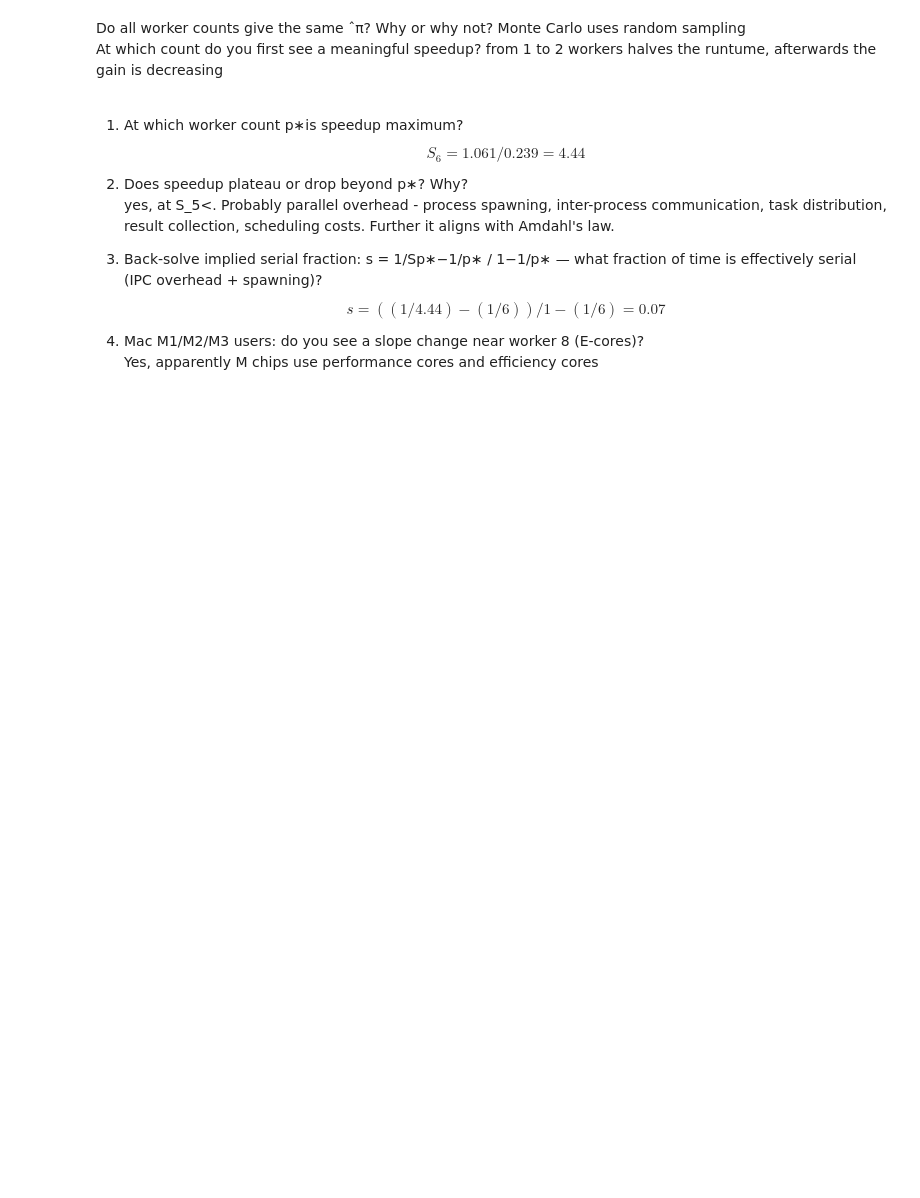
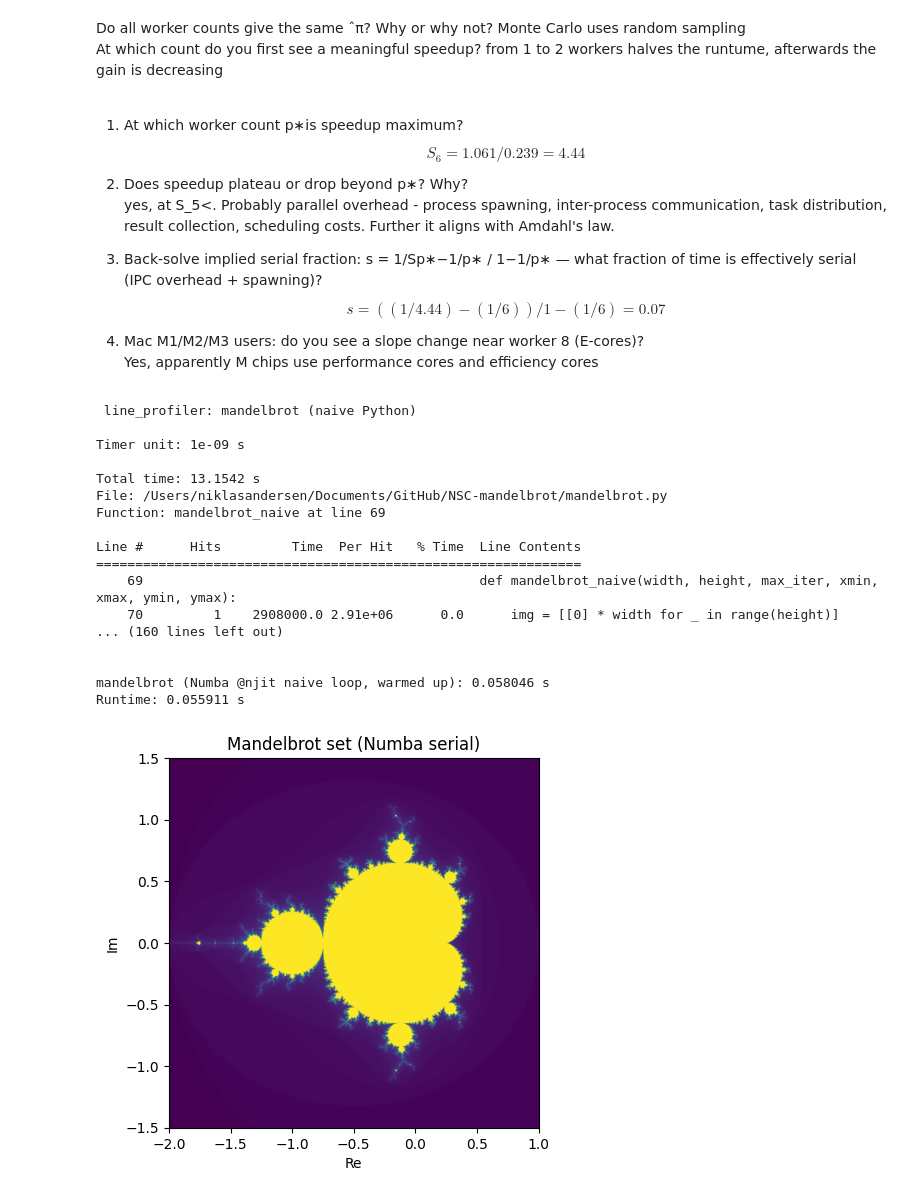
Before and after one commit to Niklas6862/NSC-mandelbrot, a Jupyter notebook: MP2.ipynb, the cells around one changed output. Cells and saved outputs as stored; diff of their text form; code cells hidden in the pictures; blank space fills up the shorter version.

Commit message:
A bit of clean up, but also implemented mandelbrot_serial

```diff
--- a/MP2.ipynb
+++ b/MP2.ipynb
@@ -82,3 +82,52 @@ $$s = ((1/4.44)-(1/6))/1-(1/6)=0.07$$
 
 4. Mac M1/M2/M3 users: do you see a slope change near worker 8 (E-cores)?
 Yes, apparently M chips use performance cores and efficiency cores
+# %%
+from mandelbrot import mandelbrot_serial
+import matplotlib.pyplot as plt
+
+grid_sizes = [1024]
+
+max_iter = 100
+xmin, xmax = -2.0, 1.0
+ymin, ymax = -1.5, 1.5
+
+width = grid_sizes[0]
+height = grid_sizes[0]
+
+warm_args = (256, 256, max_iter, xmin, xmax, ymin, ymax)
+mandelbrot_serial(*warm_args)
+
+t0 = time.perf_counter()
+numba_serial = mandelbrot_serial(width, height, max_iter, xmin, xmax, ymin, ymax)
+t1 = time.perf_counter()
+
+print(f"Runtime: {t1 - t0:.6f} s")
+
+# plotting
+plt.figure()
+plt.imshow(numba_serial, extent=(xmin, xmax, ymin, ymax), origin="lower")
+plt.title("Mandelbrot set (Numba serial)")
+plt.xlabel("Re")
+plt.ylabel("Im")
+plt.savefig("mandelbrot_numba_basic.png", dpi=150, bbox_inches="tight")
+plt.show()
+# %% [output]
+ line_profiler: mandelbrot (naive Python)
+
+Timer unit: 1e-09 s
+
+Total time: 13.1542 s
+File: /Users/niklasandersen/Documents/GitHub/NSC-mandelbrot/mandelbrot.py
+Function: mandelbrot_naive at line 69
+
+Line #      Hits         Time  Per Hit   % Time  Line Contents
+==============================================================
+    69                                           def mandelbrot_naive(width, height, max_iter, xmin, xmax, ymin, ymax):
+    70         1    2908000.0 2.91e+06      0.0      img = [[0] * width for _ in range(height)]
+... (160 lines left out)
+
+
+mandelbrot (Numba @njit naive loop, warmed up): 0.058046 s
+Runtime: 0.055911 s
+[figure, added]
```
Also changed, not shown: parts of 2 cells of this notebook, 2 other files.
